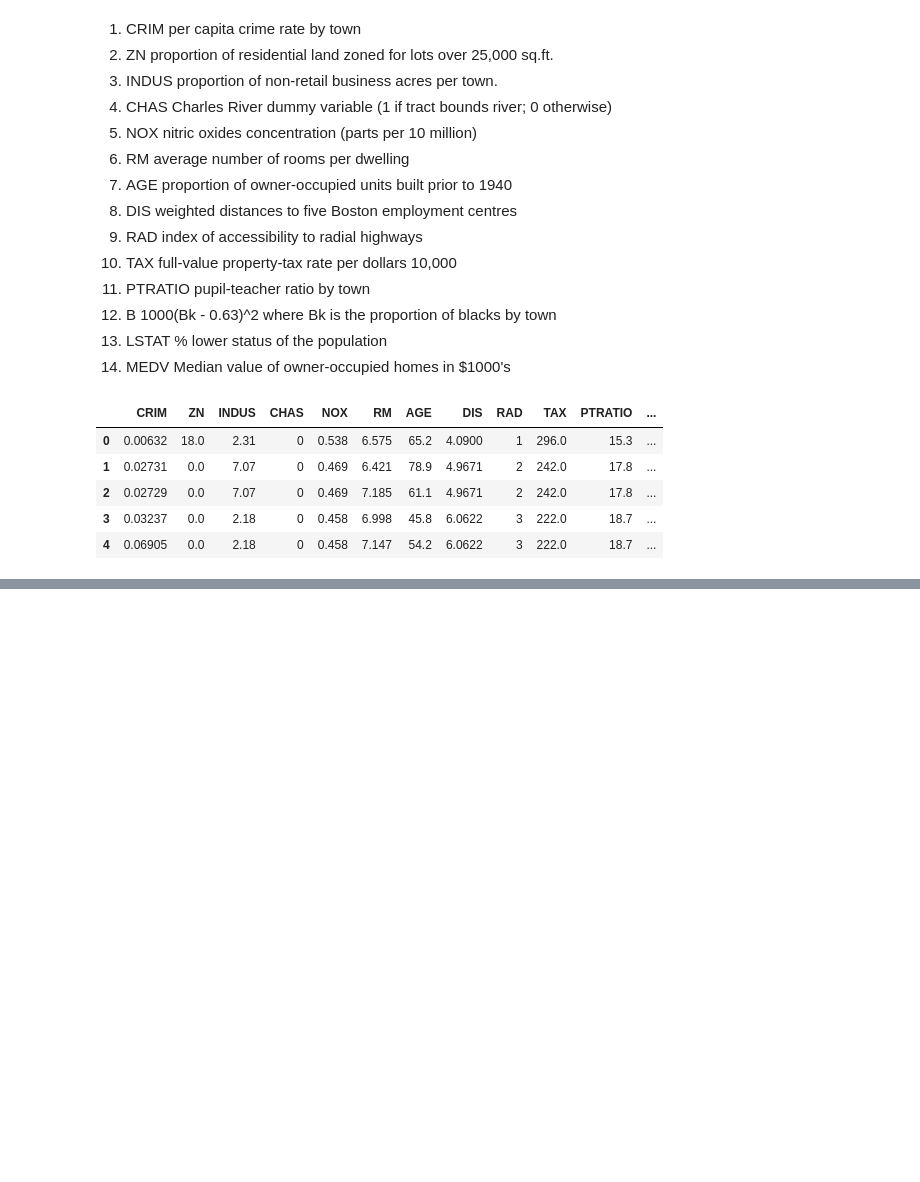
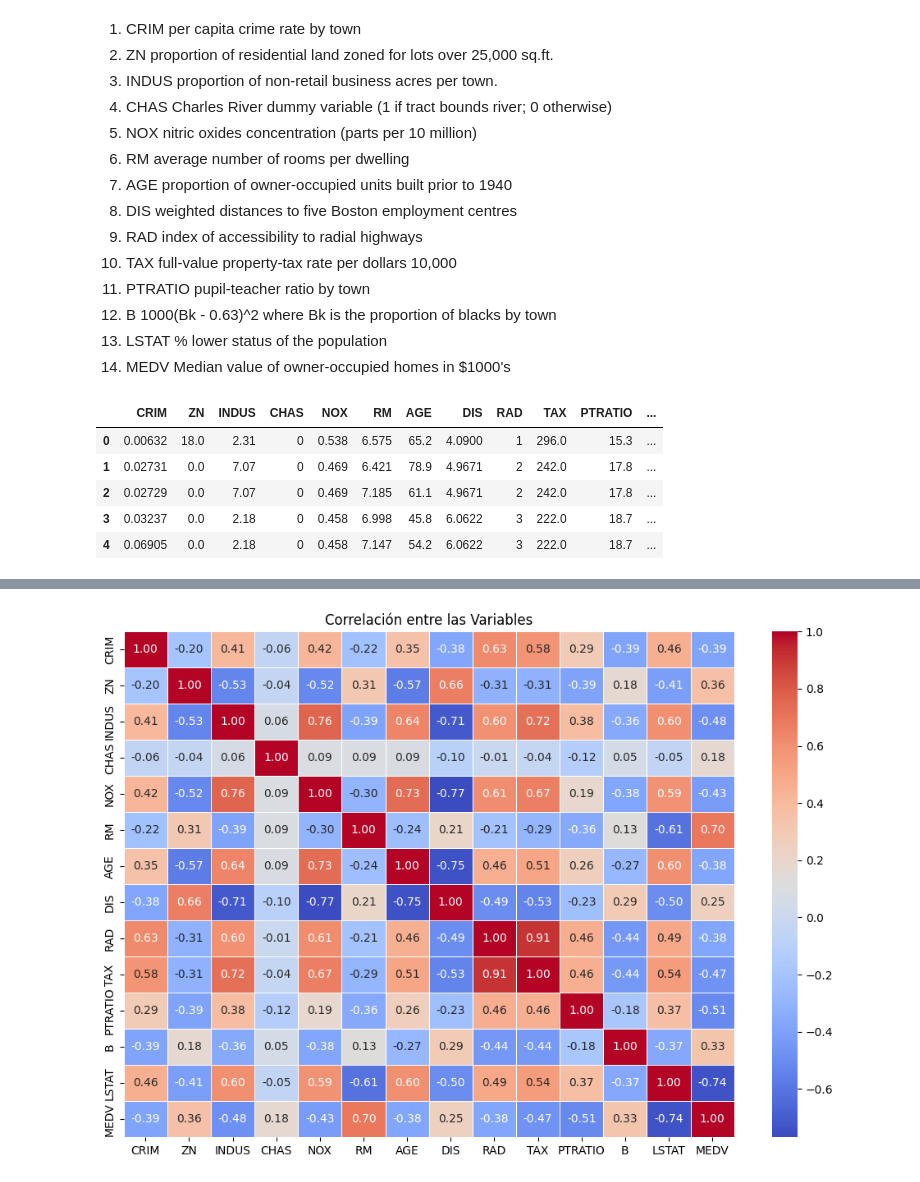
Before and after one commit to PabloSanchez87/DataScience_and_IA, a Jupyter notebook: Notebooks/Daniel/Regresion/Caso_Housing/regresion_lineal.ipynb, the cells around one changed output, grey strips where cells are left out. Cells and saved outputs as stored; diff of their text form; code cells hidden in the pictures; blank space fills up the shorter version.

```diff
--- a/Notebooks/Daniel/Regresion/Caso_Housing/regresion_lineal.ipynb
+++ b/Notebooks/Daniel/Regresion/Caso_Housing/regresion_lineal.ipynb
@@ -31,0 +200,4 @@ housing_df.head()
+# %%
+plot_correlation_heatmap(housing_df)
+# %% [output]
+[figure, added]
```
Also changed, not shown: parts of 10 cells of this notebook, 2 other files.
